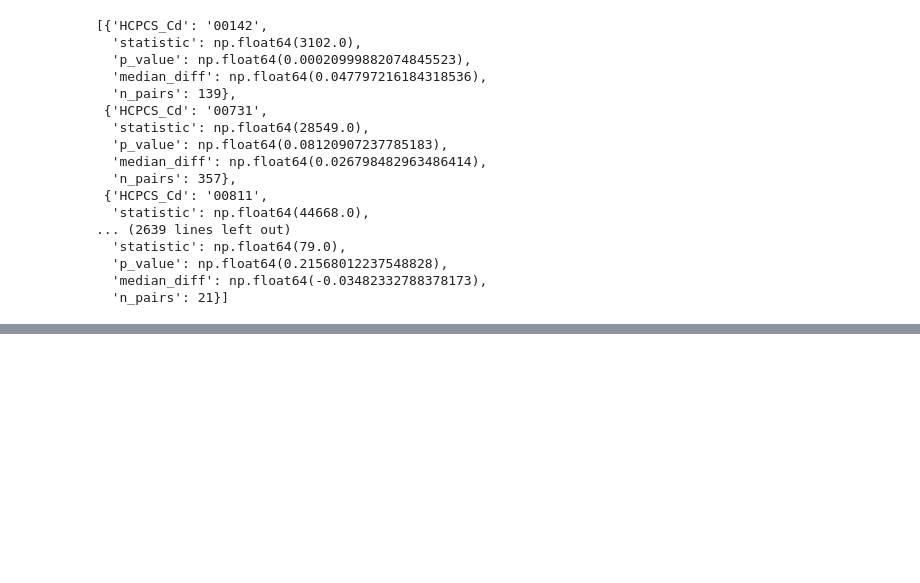
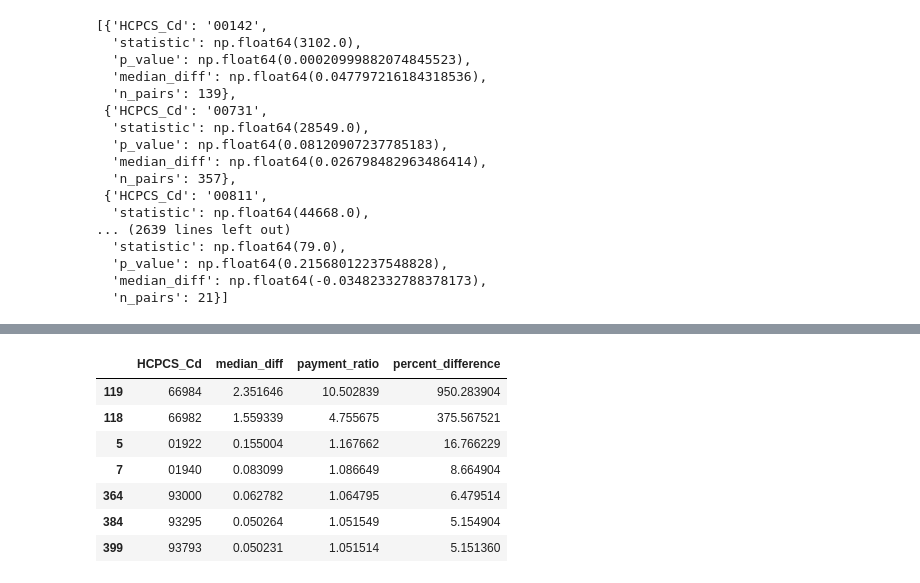
Before and after one commit to AdvayBhatt/healthcare-analytics, a Jupyter notebook: notebooks/01_eda.ipynb, the cells around one changed output, grey strips where cells are left out. Drawn from its saved outputs; the diff is of its cells as text; code cells hidden in the pictures; blank space fills up the shorter version.

```diff
--- a/notebooks/01_eda.ipynb
+++ b/notebooks/01_eda.ipynb
@@ -1007,0 +1093,23 @@ results
+# %%
+final_results = significant_results[
+    significant_results["percent_difference"] >= 5
+].sort_values(
+    by="percent_difference",
+    ascending=False
+)
+
+final_results[[
+    "HCPCS_Cd",
+    "median_diff",
+    "payment_ratio",
+    "percent_difference"
+]]
+# %% [output]
+|  | HCPCS_Cd | median_diff | payment_ratio | percent_difference |
+| 119 | 66984 | 2.351646 | 10.502839 | 950.283904 |
+| 118 | 66982 | 1.559339 | 4.755675 | 375.567521 |
+| 5 | 01922 | 0.155004 | 1.167662 | 16.766229 |
+| 7 | 01940 | 0.083099 | 1.086649 | 8.664904 |
+| 364 | 93000 | 0.062782 | 1.064795 | 6.479514 |
+| 384 | 93295 | 0.050264 | 1.051549 | 5.154904 |
+| 399 | 93793 | 0.050231 | 1.051514 | 5.151360 |
```
Also changed, not shown: parts of 7 cells of this notebook.
